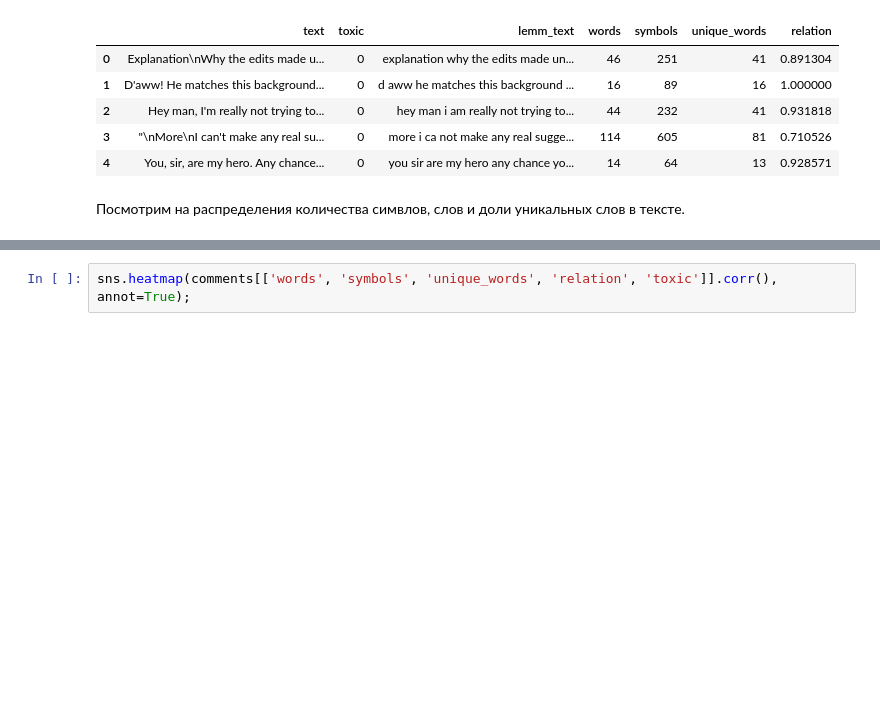
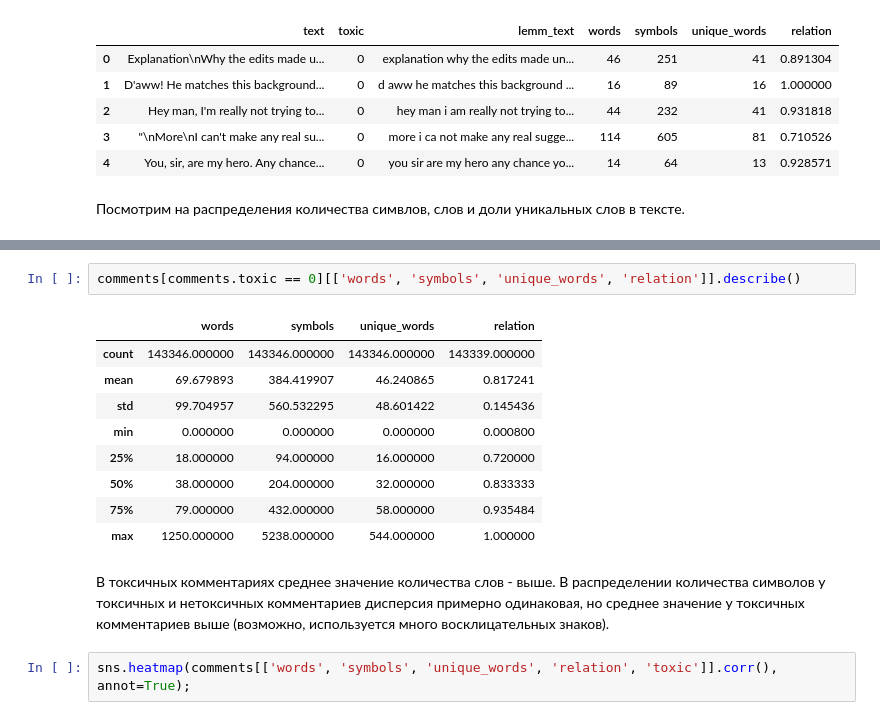
Before and after one commit to novmad/praktikum-tasks, a Jupyter notebook: p14_toxic_comments/p14_toxic_comments.ipynb, the cells around one changed output, grey strips where cells are left out. Drawn from its saved outputs; the diff is of its cells as text; blank space fills up the shorter version.

```diff
--- a/p14_toxic_comments/p14_toxic_comments.ipynb
+++ b/p14_toxic_comments/p14_toxic_comments.ipynb
@@ -214,3 +210,17 @@ comments[['words', 'symbols', 'unique_words', 'relation']].describe()
+# %%
+comments[comments.toxic == 0][['words', 'symbols', 'unique_words', 'relation']].describe()
+# %% [output]
+|  | words | symbols | unique_words | relation |
+| count | 143346.000000 | 143346.000000 | 143346.000000 | 143339.000000 |
+| mean | 69.679893 | 384.419907 | 46.240865 | 0.817241 |
+| std | 99.704957 | 560.532295 | 48.601422 | 0.145436 |
+| min | 0.000000 | 0.000000 | 0.000000 | 0.000800 |
+| 25% | 18.000000 | 94.000000 | 16.000000 | 0.720000 |
+| 50% | 38.000000 | 204.000000 | 32.000000 | 0.833333 |
+| 75% | 79.000000 | 432.000000 | 58.000000 | 0.935484 |
+| max | 1250.000000 | 5238.000000 | 544.000000 | 1.000000 |
+# %% [markdown]
+В токсичных комментариях среднее значение количества слов - выше. В распределении количества символов у токсичных и нетоксичных комментариев дисперсия примерно одинаковая, но среднее значение у токсичных комментариев выше (возможно, используется много восклицательных знаков).
 # %%
 sns.heatmap(comments[['words', 'symbols', 'unique_words', 'relation', 'toxic']].corr(), annot=True);
 # %% [output]
```
Also changed, not shown: parts of 14 cells of this notebook.
